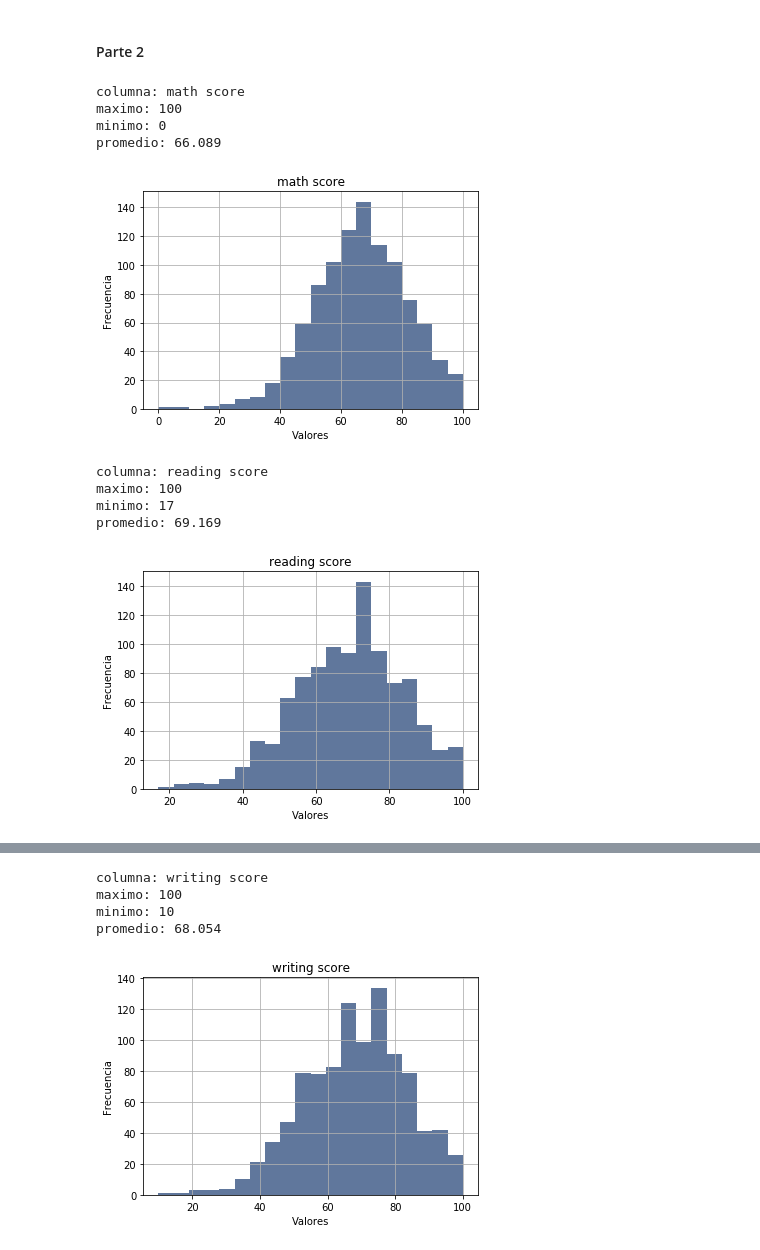
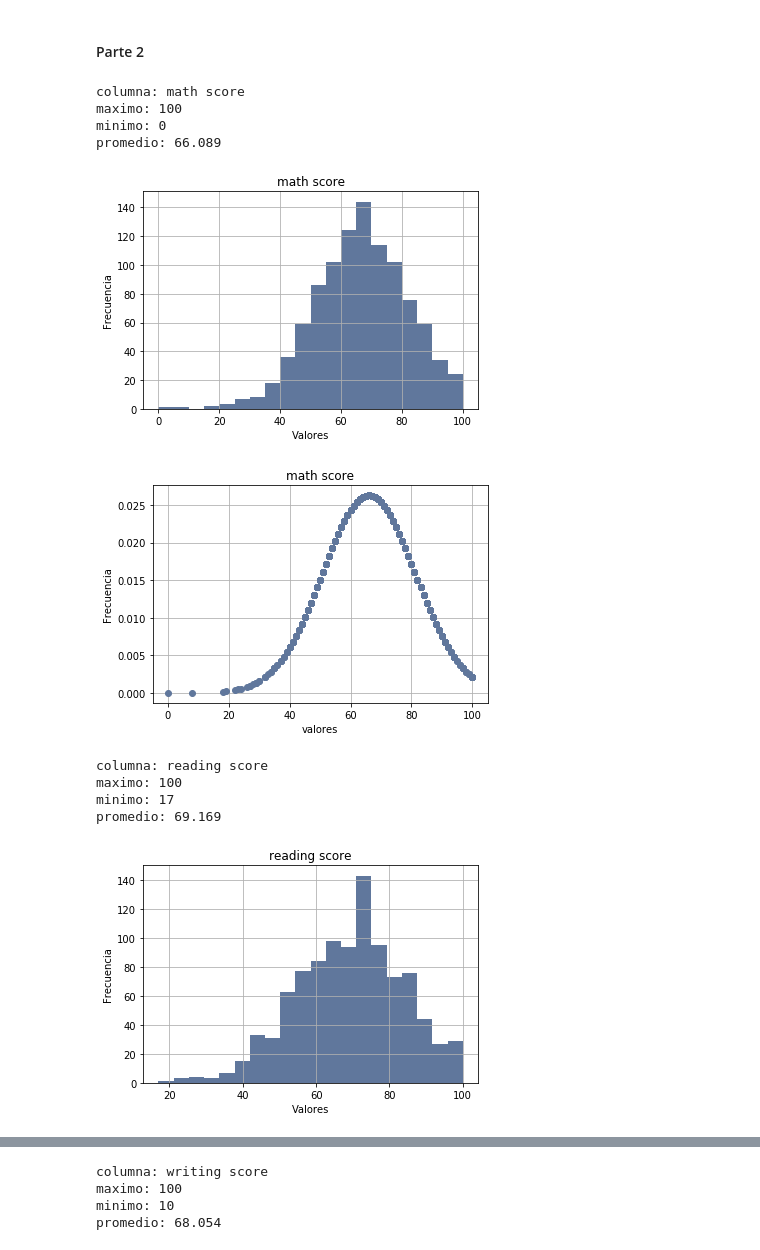
Before and after one commit to AdrianSosaUV/ProgramacionEstadistica, a Jupyter notebook: Distribuciones_Probabilidad.ipynb, the cells around one changed output, grey strips where cells are left out. Cells and saved outputs as stored; diff of their text form; code cells hidden in the pictures.

```diff
--- a/Distribuciones_Probabilidad.ipynb
+++ b/Distribuciones_Probabilidad.ipynb
@@ -318,21 +326,28 @@ Name: gender, dtype: int64
 # %%
  columnas = ["math score", "reading score" , "writing score"]
  a = Distribuciones()
  for i in columnas:
    print("columna: {}".format(i))
    print("maximo: {}".format(data[i].max()))
    print("minimo: {}".format(data[i].min()))
    print("promedio: {}\n".format(data[i].mean()))
    a.Histograma(data[i])
    a.Plot(i,"Frecuencia","Valores")
+
+   mu, sigma = data[i].median(), data[i].std() # media y desvio estandar
+   normal = stats.norm(mu, sigma)
+
+   a.Normal(data[i], normal, 'o')
+   a.Plot(i,"Frecuencia","valores")
 # %% [output]
 columna: math score
 maximo: 100
 minimo: 0
 promedio: 66.089
 [figure]
+[figure, new version]
 columna: reading score
 maximo: 100
 minimo: 17
 promedio: 69.169
-[figure, old version]
+[figure, new version]
@@ -340,4 +356,3 @@ columna: writing score
 maximo: 100
 minimo: 10
 promedio: 68.054
-[figure, old version]
```
Also changed, not shown: parts of 3 cells of this notebook.
